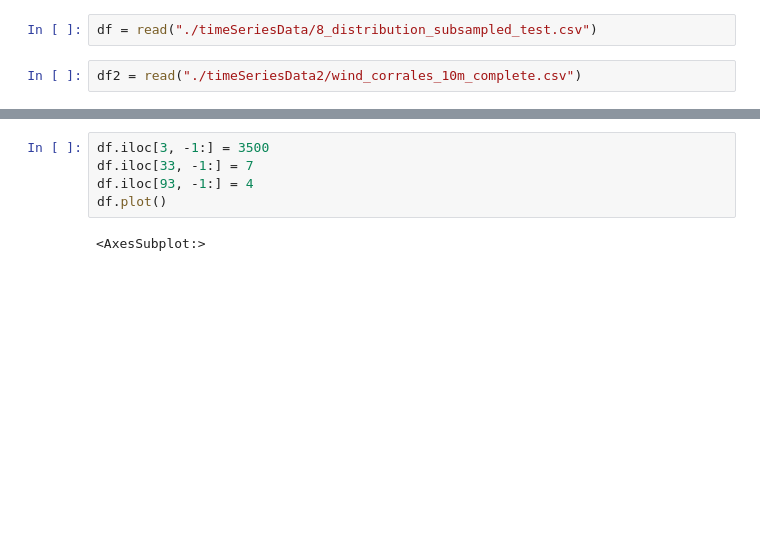
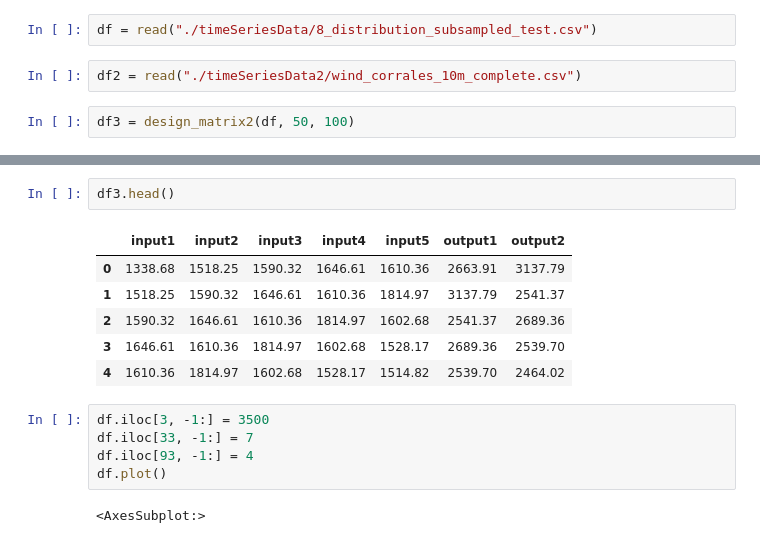
Before and after one commit to avilla2/cis422-project1, a Jupyter notebook: test_pre.ipynb, the cells around one changed output, grey strips where cells are left out. Drawn from its saved outputs; the diff is of its cells as text; blank space fills up the shorter version.

```diff
--- a/test_pre.ipynb
+++ b/test_pre.ipynb
@@ -7,3 +7,5 @@ import numpy as np
 df = read("./timeSeriesData/8_distribution_subsampled_test.csv")
 # %%
 df2 = read("./timeSeriesData2/wind_corrales_10m_complete.csv")
+# %%
+df3 = design_matrix2(df, 50, 100)
@@ -10,3 +32,12 @@ df2 = read("./timeSeriesData2/wind_corrales_10m_complete.csv")
+# %%
+df3.head()
+# %% [output]
+|  | input1 | input2 | input3 | input4 | input5 | output1 | output2 |
+| 0 | 1338.68 | 1518.25 | 1590.32 | 1646.61 | 1610.36 | 2663.91 | 3137.79 |
+| 1 | 1518.25 | 1590.32 | 1646.61 | 1610.36 | 1814.97 | 3137.79 | 2541.37 |
+| 2 | 1590.32 | 1646.61 | 1610.36 | 1814.97 | 1602.68 | 2541.37 | 2689.36 |
+| 3 | 1646.61 | 1610.36 | 1814.97 | 1602.68 | 1528.17 | 2689.36 | 2539.70 |
+| 4 | 1610.36 | 1814.97 | 1602.68 | 1528.17 | 1514.82 | 2539.70 | 2464.02 |
 # %%
 df.iloc[3, -1:] = 3500
 df.iloc[33, -1:] = 7
```
Also changed, not shown: parts of 3 cells of this notebook, 3 other files.
